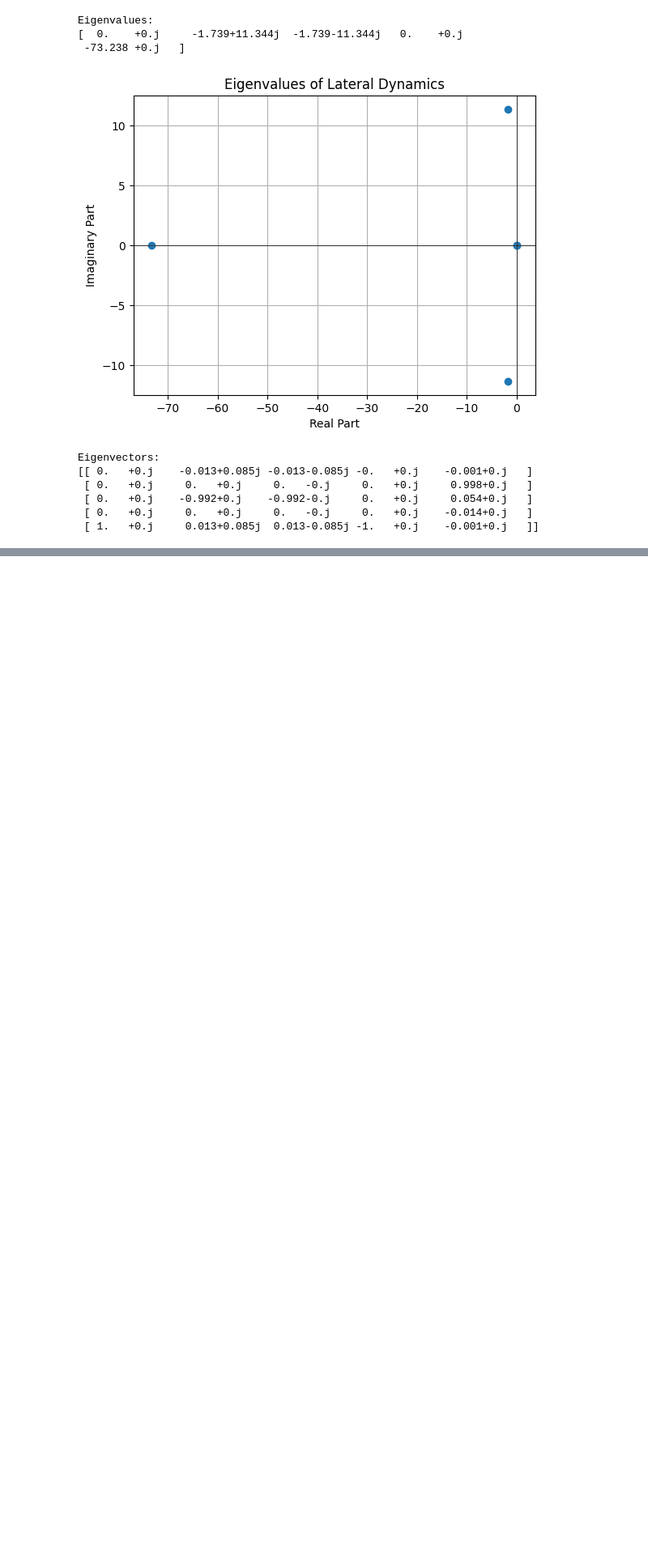
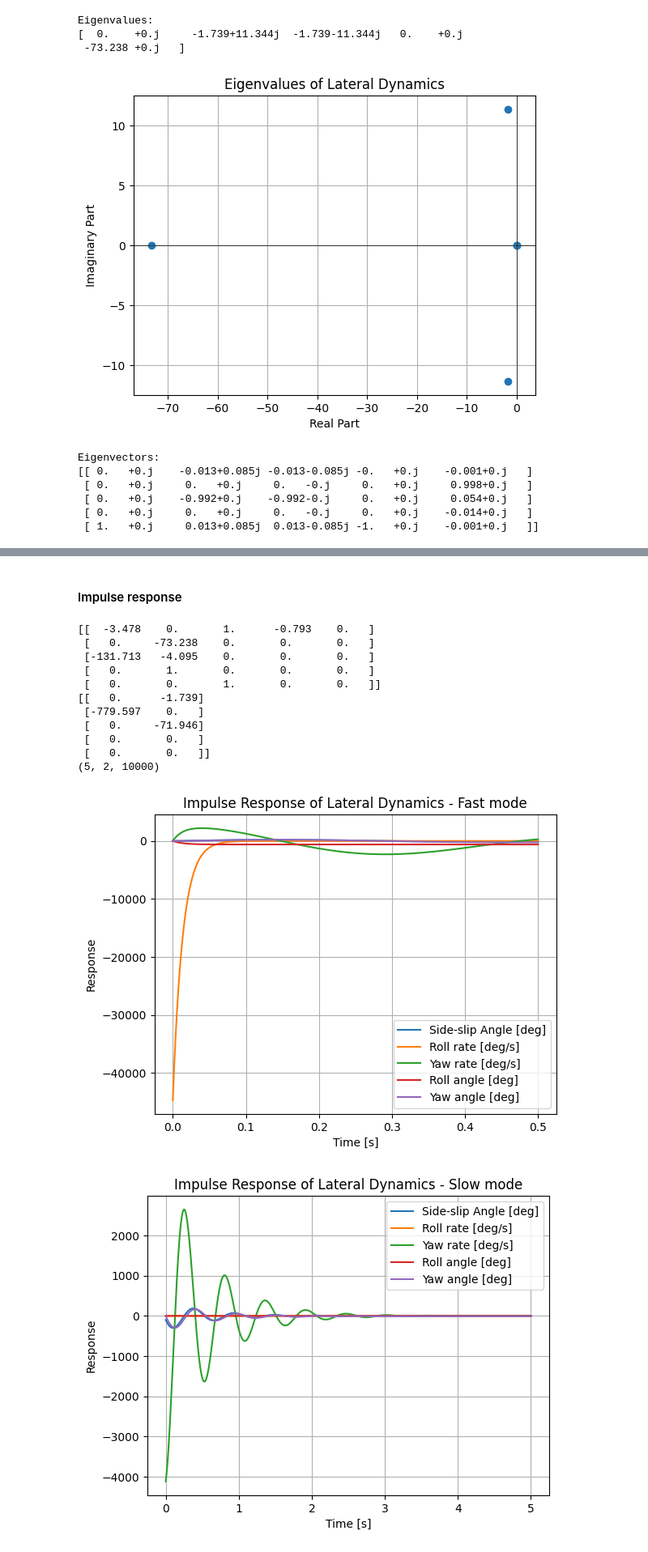
Before and after one commit to gregora/Wright, a Jupyter notebook: static_analysis.ipynb, the cells around one changed output, grey strips where cells are left out. Shown at 81% size. Drawn from its saved outputs; the diff is of its cells as text; code cells hidden in the pictures; blank space fills up the shorter version.

```diff
--- a/static_analysis.ipynb
+++ b/static_analysis.ipynb
@@ -575,0 +622,66 @@ Eigenvectors:
+# %% [markdown]
+#### Impulse response
+# %%
+A = J[:, :5]
+B = J[:, 5:]
+print(A)
+print(B)
+C = np.zeros((4, 5))
+C[0,1] = 1
+C[1,2] = 1
+C[2,3] = 1
+C[3,4] = 1
+D = np.zeros((4,2))
+
+
+
+lateral_linear = ct.StateSpace(A, B, C, D)
+
+# plot impulse response
+t, y, x = ct.impulse_response(lateral_linear, T=np.linspace(0, 0.5, 10000), return_states = True)
+
+print(x.shape)
+
+plt.figure()
+plt.plot(t, x[0, 0, :].T*180/np.pi, label="Side-slip Angle [deg]")
+plt.plot(t, x[1, 0, :].T*180/np.pi, label="Roll rate [deg/s]")
+plt.plot(t, x[2, 0, :].T*180/np.pi, label="Yaw rate [deg/s]")
+plt.plot(t, x[3, 0, :].T*180/np.pi, label="Roll angle [deg]")
+plt.plot(t, x[4, 0, :].T*180/np.pi, label="Yaw angle [deg]")
+plt.title("Impulse Response of Lateral Dynamics - Fast mode")
+plt.xlabel("Time [s]")
+plt.ylabel("Response")
+plt.legend()
+plt.grid()
+plt.show()
+
+
+t, y, x = ct.impulse_response(lateral_linear, T=np.linspace(0, 4, 10000), return_states = True)
+
+# plot angular velocity and alpha response
+plt.figure()
+plt.title("Impulse Response of Lateral Dynamics - Slow mode")
+plt.plot(t, x[0, 1, :].T*180/np.pi, label="Side-slip Angle [deg]")
+plt.plot(t, x[1, 1, :].T*180/np.pi, label="Roll rate [deg/s]")
+plt.plot(t, x[2, 1, :].T*180/np.pi, label="Yaw rate [deg/s]")
+plt.plot(t, x[3, 1, :].T*180/np.pi, label="Roll angle [deg]")
+plt.plot(t, x[4, 1, :].T*180/np.pi, label="Yaw angle [deg]")
+plt.xlabel("Time [s]")
+plt.ylabel("Response")
+plt.legend()
+plt.grid()
+plt.show()
+# %% [output]
+[[  -3.478    0.       1.      -0.793    0.   ]
+ [   0.     -73.238    0.       0.       0.   ]
+ [-131.713   -4.095    0.       0.       0.   ]
+ [   0.       1.       0.       0.       0.   ]
+ [   0.       0.       1.       0.       0.   ]]
+[[   0.      -1.739]
+ [-779.597    0.   ]
+ [   0.     -71.946]
+ [   0.       0.   ]
+ [   0.       0.   ]]
+(5, 2, 10000)
+[figure, added]
+[figure, added]
```
Also changed, not shown: parts of 3 cells of this notebook.
